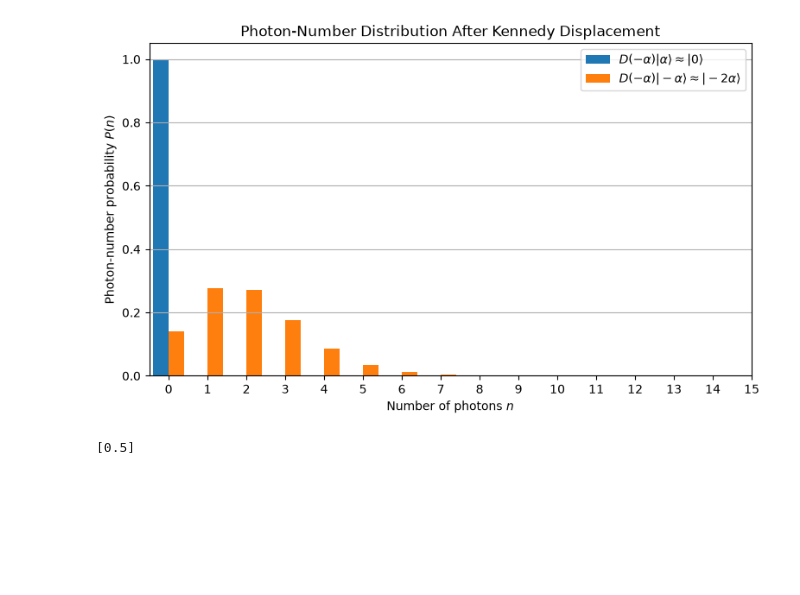
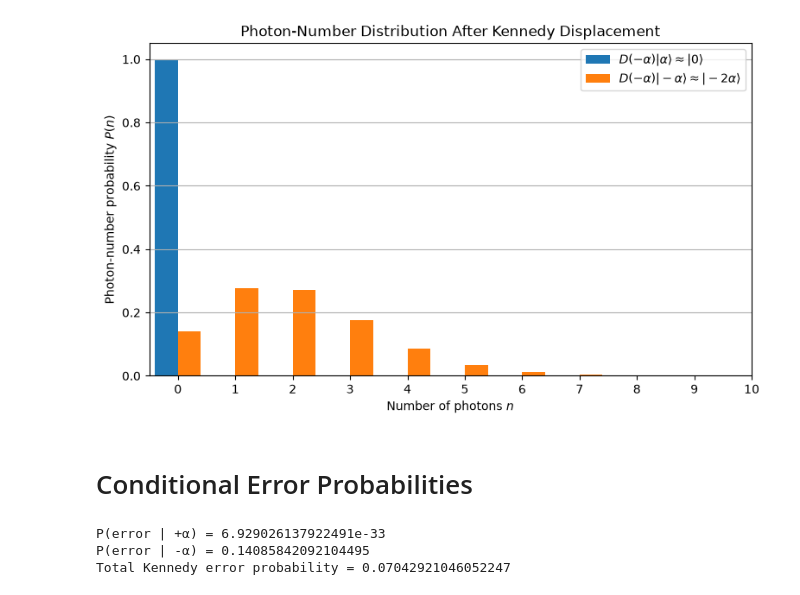
Before and after one commit to marianabagulho/final_project_Mariana_Ines_Andrew, a Jupyter notebook: Kennedy_Day1.ipynb, the cells around one changed output. Saved outputs shown, nothing was run; the diff lists cells and outputs as text; code cells hidden in the pictures; blank space fills up the shorter version.

Commit message:
Added error plots

```diff
--- a/Kennedy_Day1.ipynb
+++ b/Kennedy_Day1.ipynb
@@ -30,23 +30,20 @@ P_minus = np.abs(
 # %%
 plt.figure(figsize=(9, 5))
 
 plt.bar(n_values - 0.2, P_plus, width=0.4, label=r"$D(-\alpha)|\alpha\rangle \approx |0\rangle$")
 plt.bar(n_values + 0.2, P_minus, width=0.4, label=r"$D(-\alpha)|-\alpha\rangle \approx |-2\alpha\rangle$")
 
 plt.xlabel(r"Number of photons $n$")
 plt.ylabel(r"Photon-number probability $P(n)$")
 
 plt.title("Photon-Number Distribution After Kennedy Displacement")
 
 plt.xticks(n_values)
-plt.xlim(-0.5, 15)
+plt.xlim(-0.5, 10)
 
 plt.legend()
 plt.grid(axis="y")
 # %% [output]
-[figure, old version]
+[figure, new version]
-# %%
-error= (abs(psi_plus_displaced[0])**2)/2
-print(error)
-# %% [output]
-[0.5]
+# %% [markdown]
+# Conditional Error Probabilities
@@ -52,0 +56,10 @@ print(error)
+# %%
+P_error_kennedy = 0.5 * (P_error_given_plus + P_error_given_minus)
+
+print( "P(error | +α) =", P_error_given_plus)
+print( "P(error | -α) =", P_error_given_minus)
+print("Total Kennedy error probability =", P_error_kennedy)
+# %% [output]
+P(error | +α) = 6.929026137922491e-33
+P(error | -α) = 0.14085842092104495
+Total Kennedy error probability = 0.07042921046052247
```
Also changed, not shown: parts of 3 cells of this notebook.
